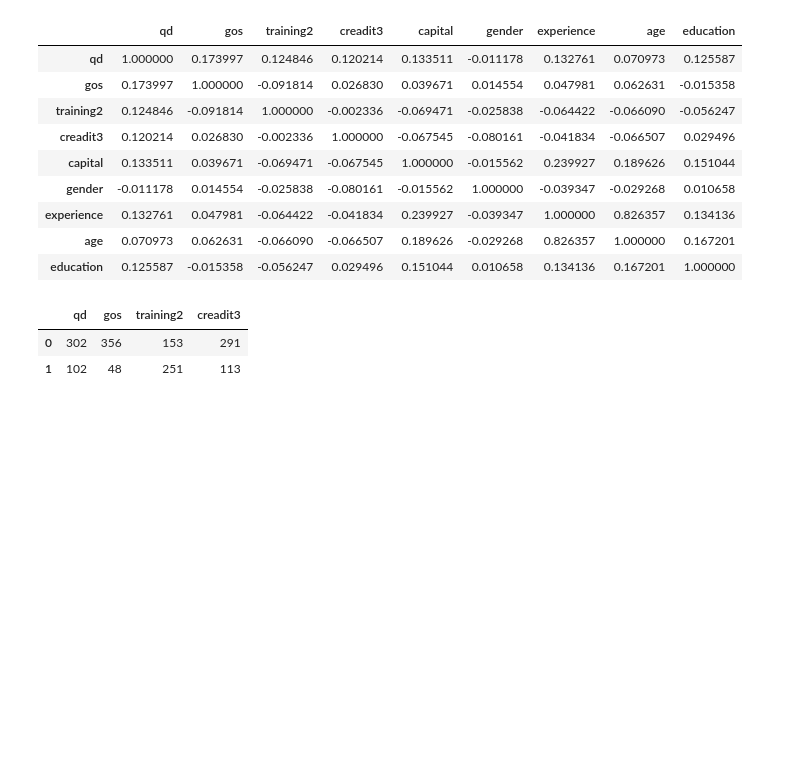
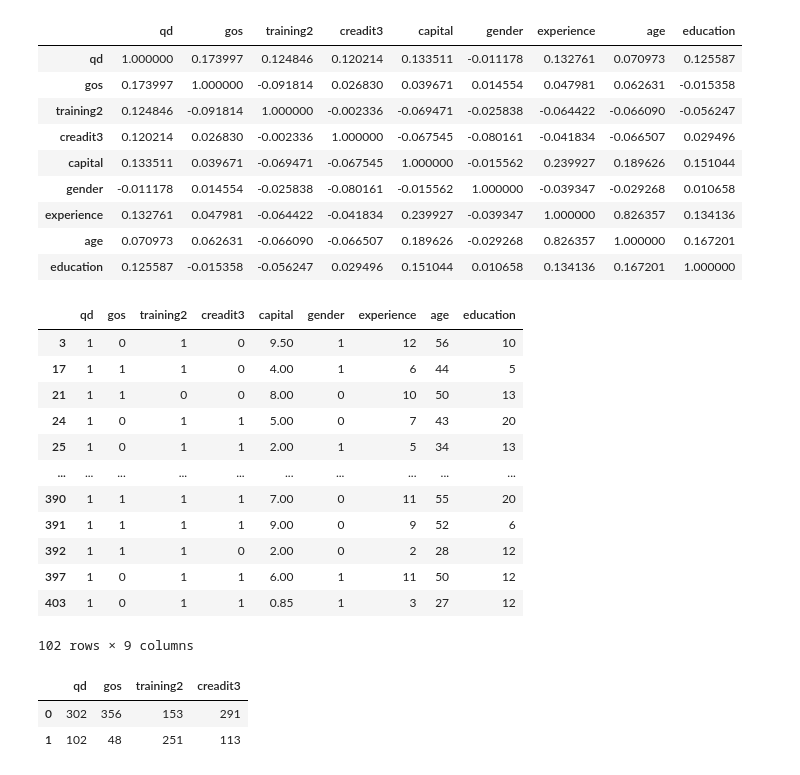
Before and after one commit to tnvuhai/LogisticsRegressionMedical, a Jupyter notebook: FileCode.ipynb, the cells around one changed output. Drawn from its saved outputs; the diff is of its cells as text; code cells hidden in the pictures; blank space fills up the shorter version.

```diff
--- a/FileCode.ipynb
+++ b/FileCode.ipynb
@@ -49,6 +49,21 @@ corr.style.background_gradient(cmap='coolwarm')
 | education | 0.125587 | -0.015358 | -0.056247 | 0.029496 | 0.151044 | 0.010658 | 0.134136 | 0.167201 | 1.000000 |
 # %%
 qd1 = dataset[dataset.qd==1]
+qd1
+# %% [output]
+|  | qd | gos | training2 | creadit3 | capital | gender | experience | age | education |
+| 3 | 1 | 0 | 1 | 0 | 9.50 | 1 | 12 | 56 | 10 |
+| 17 | 1 | 1 | 1 | 0 | 4.00 | 1 | 6 | 44 | 5 |
+| 21 | 1 | 1 | 0 | 0 | 8.00 | 0 | 10 | 50 | 13 |
+| 24 | 1 | 0 | 1 | 1 | 5.00 | 0 | 7 | 43 | 20 |
+| 25 | 1 | 0 | 1 | 1 | 2.00 | 1 | 5 | 34 | 13 |
+| ... | ... | ... | ... | ... | ... | ... | ... | ... | ... |
+| 390 | 1 | 1 | 1 | 1 | 7.00 | 0 | 11 | 55 | 20 |
+| 391 | 1 | 1 | 1 | 1 | 9.00 | 0 | 9 | 52 | 6 |
+| 392 | 1 | 1 | 1 | 0 | 2.00 | 0 | 2 | 28 | 12 |
+| 397 | 1 | 0 | 1 | 1 | 6.00 | 1 | 11 | 50 | 12 |
+| 403 | 1 | 0 | 1 | 1 | 0.85 | 1 | 3 | 27 | 12 |
+102 rows × 9 columns
 # %%
 display(dataset[["qd","gos","training2","creadit3"]].apply(pd.Series.value_counts))
 # %% [output]
```
Also changed, not shown: parts of 14 cells of this notebook.
